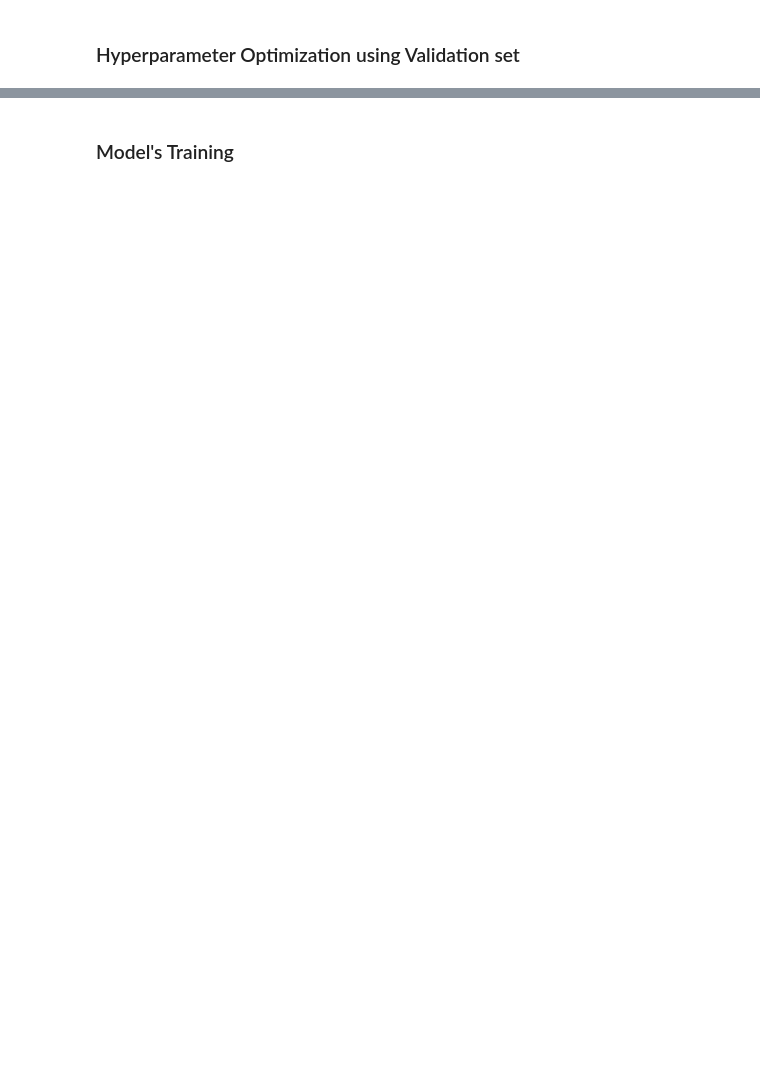
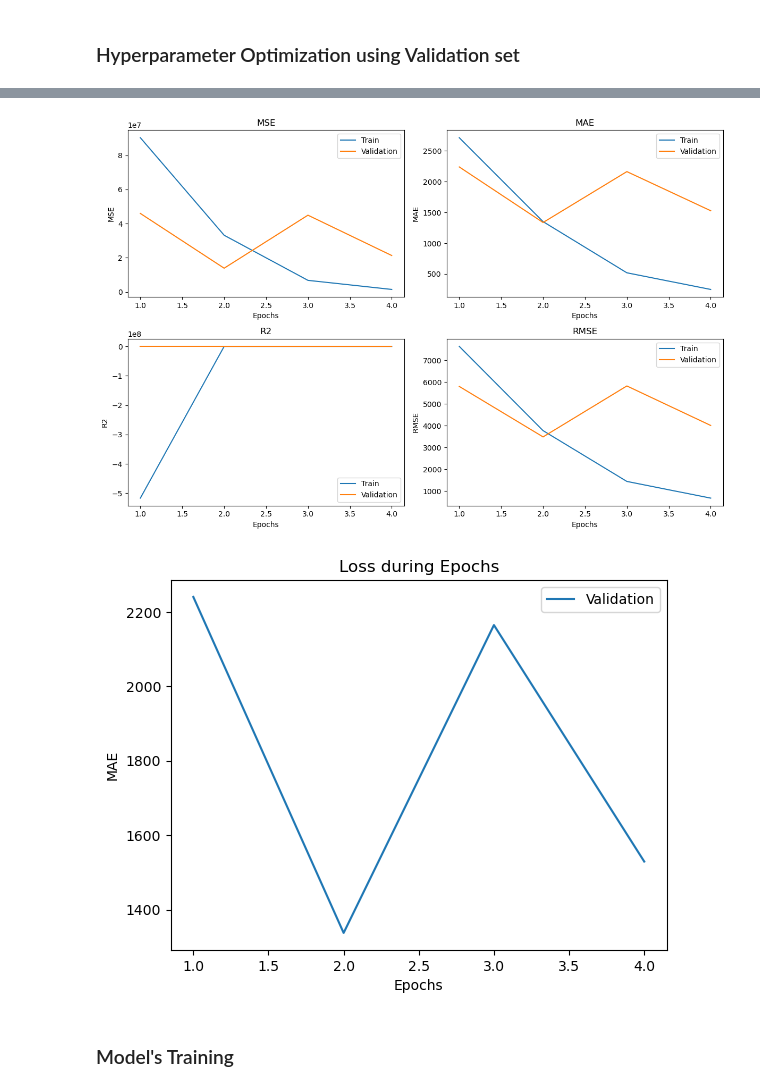
Before and after one commit to nikgeokar/tgcn_lstm_for_crypto_forecasting, a Jupyter notebook: TGCN_model.ipynb, the cells around one changed output, grey strips where cells are left out. Saved outputs shown, nothing was run; the diff lists cells and outputs as text; code cells hidden in the pictures; blank space fills up the shorter version.

Commit message:
Add metrics and plot save (paths and functionality) Add Backtesting notebook Define TGCN notebook

```diff
--- a/TGCN_model.ipynb
+++ b/TGCN_model.ipynb
@@ -317,6 +403,6 @@ def plot_single_metric(metric,metric_label,set_label):
     plt.show()
 # %%
-def plot_all_metrics_train_val(metrics,evaluation_mode):
+def plot_all_metrics_train_val(metrics,evaluation_mode,metrics_plot_path,gcn):
     smooth_mse_train = smooth_curve(metrics['train_loss_ls'])
     smooth_mse_val = smooth_curve(metrics['eval_loss_ls'])
     smooth_mae_train = smooth_curve(metrics['train_mae_ls'])
@@ -358,6 +444,7 @@ def plot_all_metrics_train_val(metrics,evaluation_mode):
     # Adjust the spacing between subplots
     plt.tight_layout()
     # Show the plot
+    plt.savefig(metrics_plot_path+gcn+'_'+evaluation_mode+'_Metrics'+'.pdf')
     plt.show()
 # %% [markdown]
 ## Pipeline Execution
@@ -364,16 +453,23 @@ def plot_all_metrics_train_val(metrics,evaluation_mode):
+# %%
+nodes = ['ADA','BNB','BTC','DASH','ETH','LINK','LTC','XRP']
+node_features = train_node_features.shape[2]
+loss_fn = torch.nn.MSELoss()
+gcn_list = ['A3TGCN2', 'DCRNN', 'TGCN', 'TGCN2', 'GConvGRU', 'GConvLSTM', 'GCLSTM']
+recurent_type_list = ['RNN','LSTM']
+gcn = gcn_list[3] #TGCN2
+recurent_type = recurent_type_list[0] #RNN
+squeeze_input = True
+filter_size = 3
+batch_size = 8
+recurent_steps = batch_size/2
+lr = 0.001
 # %% [markdown]
 ### Hyperparameter Optimization using Validation set
-# %%
-batch_size = 16
-recurent_steps = batch_size
-node_features = train_node_features.shape[2]
-periods = 1
-lr = 0.001
-epochs = 2
-loss_fn = torch.nn.MSELoss()
-
-
-train_loader,val_loader = graph_data_loader(batch_size,train_edges,train_edge_weights,train_node_features,train_node_labels,
-                                             val_edges,val_edge_weights,val_node_features,val_node_labels)
-
-#model,metrics_val = model_training(node_features,periods,recurent_steps,lr,epochs,train_loader,val_loader,loss_fn)
+# %%
+epochs = 4
+train_loader,val_loader = graph_data_loader(batch_size, train_edges, train_edge_weights, train_node_features, train_node_labels,
+                                             val_edges, val_edge_weights, val_node_features, val_node_labels)
+
+print('Graph Convolutional Network: ' + gcn)
+model,metrics_val = model_training(node_features, recurent_steps, lr, epochs, train_loader, val_loader, loss_fn,
+                                   gcn, filter_size, squeeze_input, recurent_type)
@@ -380,5 +486,8 @@ train_loader,val_loader = graph_data_loader(batch_size,train_edges,train_edge_we
 # %%
-# plot_all_metrics_train_val(metrics_val,'Validation')
-# plot_single_metric(metrics_val['eval_mae_ls'],'MAE','Validation')
+plot_all_metrics_train_val(metrics_val,'Validation',metrics_plot_path,gcn)
+plot_single_metric(metrics_val['eval_mae_ls'],'MAE','Validation',metrics_plot_path,gcn)
+# %% [output]
+[figure, added]
+[figure, added]
 # %% [markdown]
 ### Model's Training
```
Also changed, not shown: parts of 15 cells of this notebook, 13 other files.
